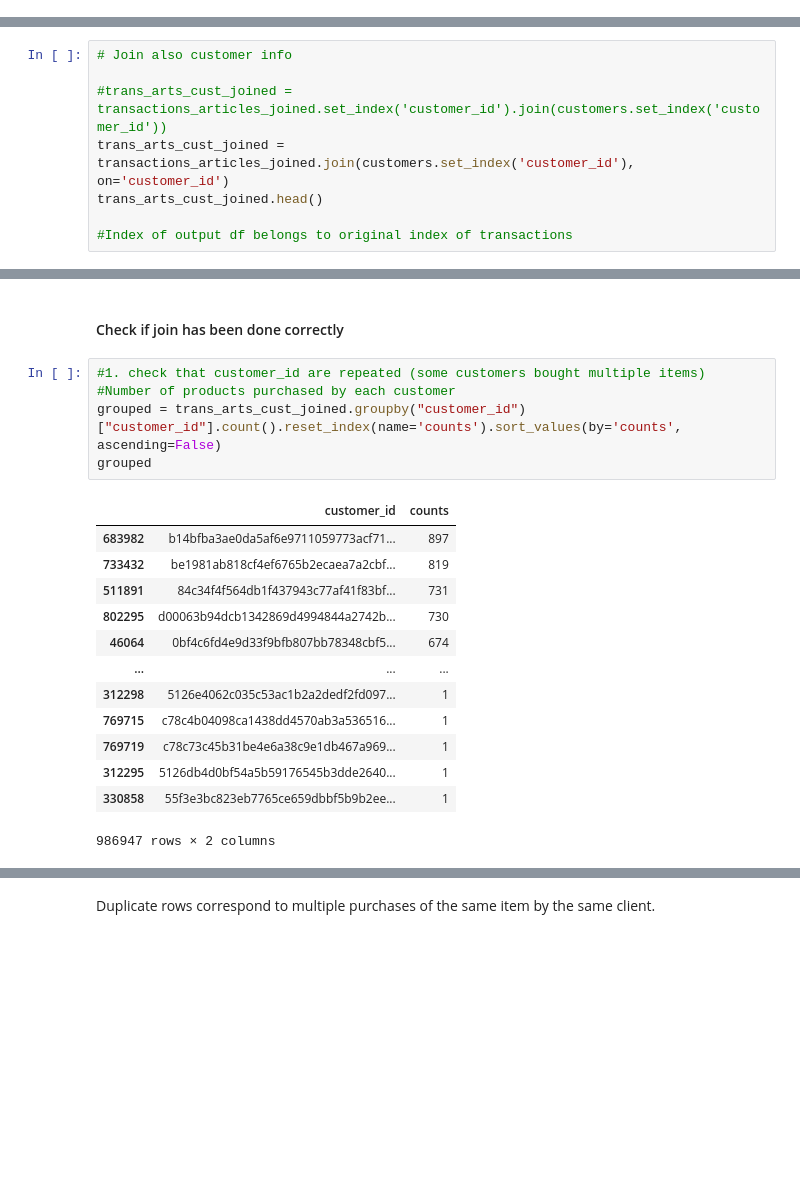
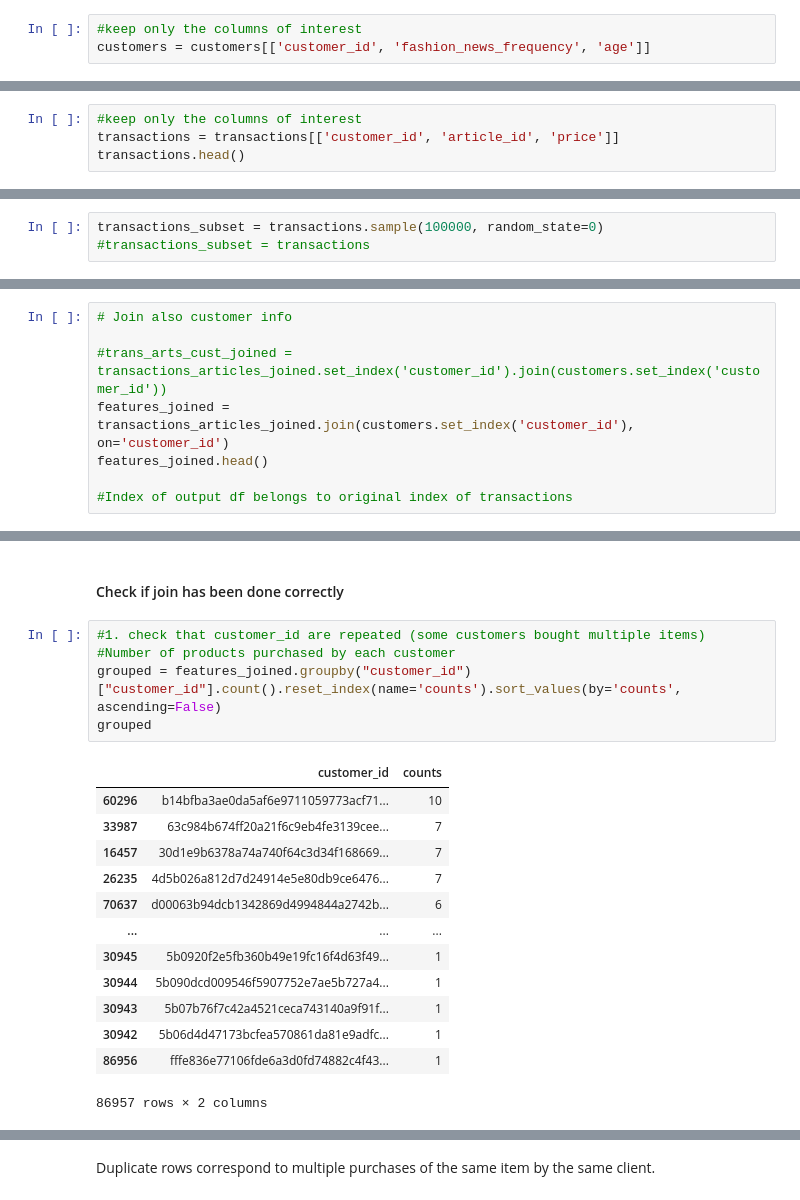
Before and after one commit to msmillan7/Kaggle_Competition-HM_Recommender_System, a Jupyter notebook: ML_Approaches_Testing_Marina.ipynb, the cells around one changed output, grey strips where cells are left out. Cells and saved outputs as stored; diff of their text form; blank space fills up the shorter version.

```diff
--- a/ML_Approaches_Testing_Marina.ipynb
+++ b/ML_Approaches_Testing_Marina.ipynb
@@ -67,3 +69,6 @@ customers.head()
 | 2 | 000058a12d5b43e67d225668fa1f8d618... | NaN | NaN | ACTIVE | NONE | 24.0 | 64f17e6a330a85798e4998f62d0930d14... |
 | 3 | 00005ca1c9ed5f5146b52ac8639a40ca9... | NaN | NaN | ACTIVE | NONE | 54.0 | 5d36574f52495e81f019b680c843c443b... |
 | 4 | 00006413d8573cd20ed7128e53b7b1381... | 1.0 | 1.0 | ACTIVE | Regularly | 52.0 | 25fa5ddee9aac01b35208d01736e57942... |
+# %%
+#keep only the columns of interest
+customers = customers[['customer_id', 'fashion_news_frequency', 'age']]
@@ -77,3 +91,7 @@ transactions.head()
 | 2 | 2018-09-20 | 00007d2de826758b65a93dd24ce629ed6... | 505221004.0 | 0.015237 | 2.0 |
 | 3 | 2018-09-20 | 00007d2de826758b65a93dd24ce629ed6... | 685687003.0 | 0.016932 | 2.0 |
 | 4 | 2018-09-20 | 00007d2de826758b65a93dd24ce629ed6... | 685687004.0 | 0.016932 | 2.0 |
+# %%
+#keep only the columns of interest
+transactions = transactions[['customer_id', 'article_id', 'price']]
+transactions.head()
@@ -90,3 +112,6 @@ transactions_subset = transactions
+# %%
+transactions_subset = transactions.sample(100000, random_state=0)
+#transactions_subset = transactions
 # %%
 transactions_subset.head()
 # %% [output]
@@ -117,8 +141,8 @@ transactions_articles_joined.head()
 # Join also customer info
 
 #trans_arts_cust_joined = transactions_articles_joined.set_index('customer_id').join(customers.set_index('customer_id'))
-trans_arts_cust_joined = transactions_articles_joined.join(customers.set_index('customer_id'), on='customer_id')
-trans_arts_cust_joined.head()
+features_joined = transactions_articles_joined.join(customers.set_index('customer_id'), on='customer_id')
+features_joined.head()
 
 #Index of output df belongs to original index of transactions
 # %% [output]
@@ -134,22 +157,22 @@ trans_arts_cust_joined.head()
 # %%
 #1. check that customer_id are repeated (some customers bought multiple items)
 #Number of products purchased by each customer
-grouped = trans_arts_cust_joined.groupby("customer_id")["customer_id"].count().reset_index(name='counts').sort_values(by='counts', ascending=False)
+grouped = features_joined.groupby("customer_id")["customer_id"].count().reset_index(name='counts').sort_values(by='counts', ascending=False)
 grouped
 # %% [output]
 |  | customer_id | counts |
-| 683982 | b14bfba3ae0da5af6e9711059773acf71... | 897 |
-| 733432 | be1981ab818cf4ef6765b2ecaea7a2cbf... | 819 |
-| 511891 | 84c34f4f564db1f437943c77af41f83bf... | 731 |
-| 802295 | d00063b94dcb1342869d4994844a2742b... | 730 |
-| 46064 | 0bf4c6fd4e9d33f9bfb807bb78348cbf5... | 674 |
+| 60296 | b14bfba3ae0da5af6e9711059773acf71... | 10 |
+| 33987 | 63c984b674ff20a21f6c9eb4fe3139cee... | 7 |
+| 16457 | 30d1e9b6378a74a740f64c3d34f168669... | 7 |
+| 26235 | 4d5b026a812d7d24914e5e80db9ce6476... | 7 |
+| 70637 | d00063b94dcb1342869d4994844a2742b... | 6 |
 | ... | ... | ... |
-| 312298 | 5126e4062c035c53ac1b2a2dedf2fd097... | 1 |
-| 769715 | c78c4b04098ca1438dd4570ab3a536516... | 1 |
-| 769719 | c78c73c45b31be4e6a38c9e1db467a969... | 1 |
-| 312295 | 5126db4d0bf54a5b59176545b3dde2640... | 1 |
-| 330858 | 55f3e3bc823eb7765ce659dbbf5b9b2ee... | 1 |
+| 30945 | 5b0920f2e5fb360b49e19fc16f4d63f49... | 1 |
+| 30944 | 5b090dcd009546f5907752e7ae5b727a4... | 1 |
+| 30943 | 5b07b76f7c42a4521ceca743140a9f91f... | 1 |
+| 30942 | 5b06d4d47173bcfea570861da81e9adfc... | 1 |
+| 86956 | fffe836e77106fde6a3d0fd74882c4f43... | 1 |
-986947 rows × 2 columns
+86957 rows × 2 columns
 # %%
 #2. check that article_id are repeated (different customers bought same item)
 #Number of times the products were purchased by the customers
```
Also changed, not shown: parts of 47 cells of this notebook.
